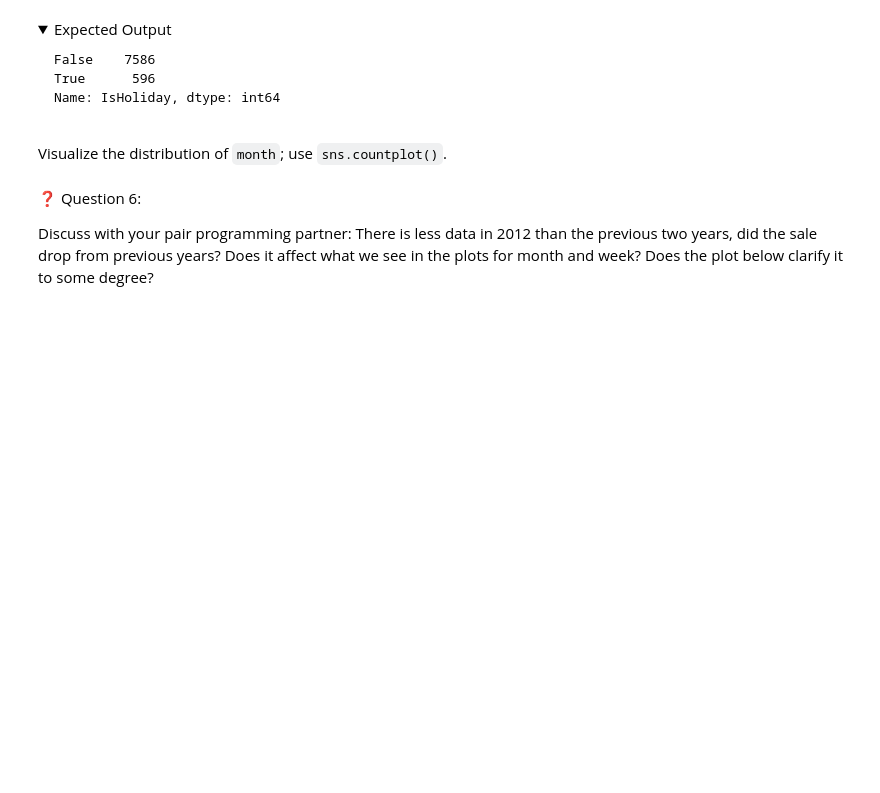
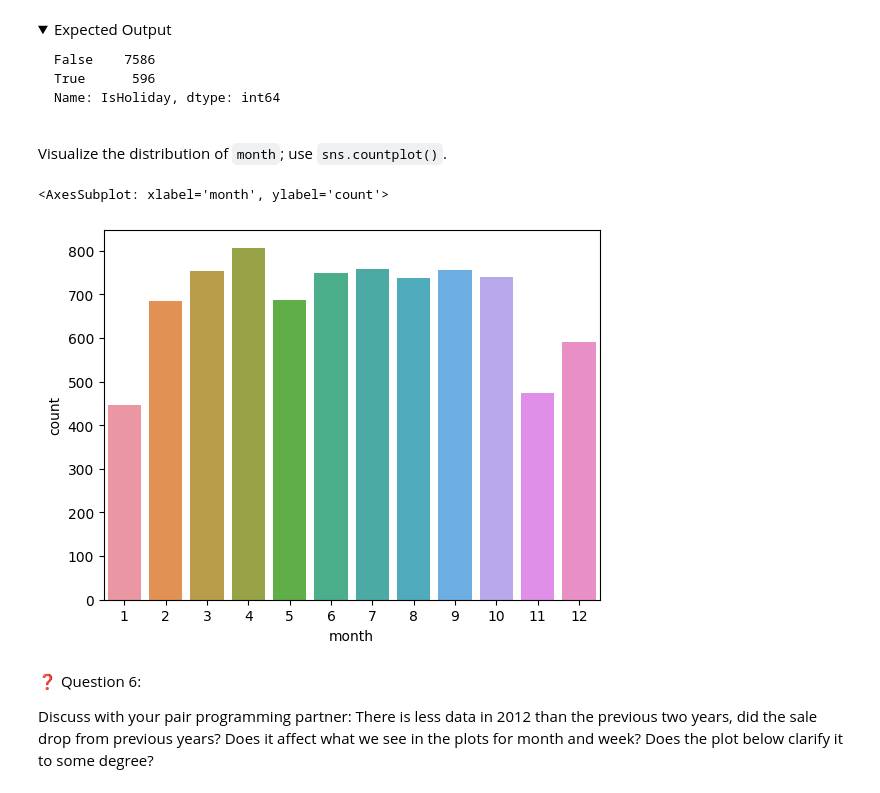
Before and after one commit to curtpond/MLE-10, a Jupyter notebook: assignments/week-04-data-eng-airflow/nb/walmart-sales-data.ipynb, the cells around one changed output. Cells and saved outputs as stored; diff of their text form; code cells hidden in the pictures; folded sections open; blank space fills up the shorter version.

```diff
--- a/assignments/week-04-data-eng-airflow/nb/walmart-sales-data.ipynb
+++ b/assignments/week-04-data-eng-airflow/nb/walmart-sales-data.ipynb
@@ -542,7 +551,10 @@ Name: IsHoliday, dtype: int64
 # %% [markdown]
 Visualize the distribution of `month`; use `sns.countplot()`.
 # %%
-# YOUR CODE HERE
+sns.countplot(x=df_train['month'])
+# %% [output]
+<AxesSubplot: xlabel='month', ylabel='count'>
+[figure, added]
 # %%
 #Visualising the categorical features
 
```
Also changed, not shown: parts of 8 cells of this notebook.
